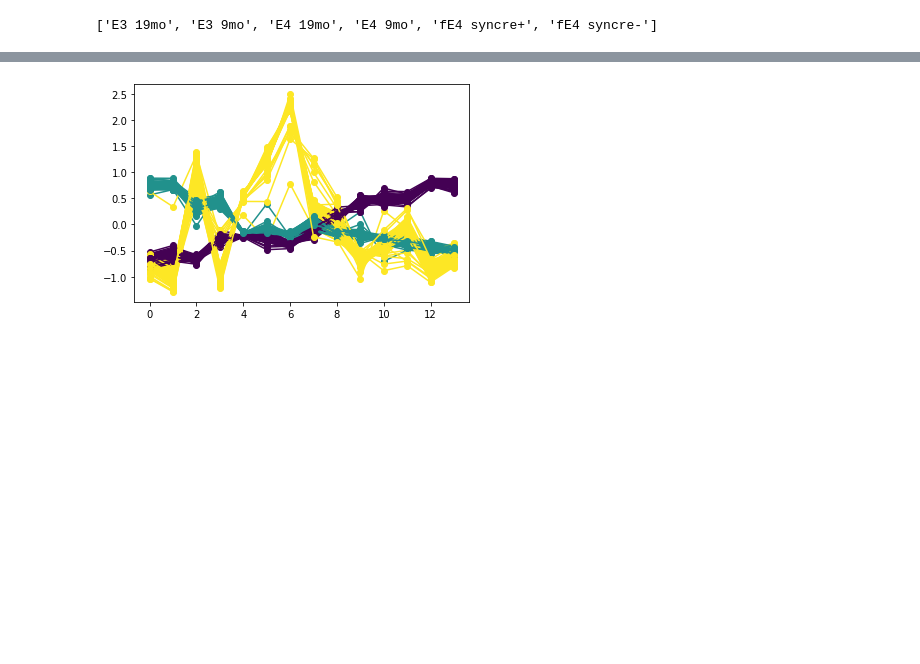
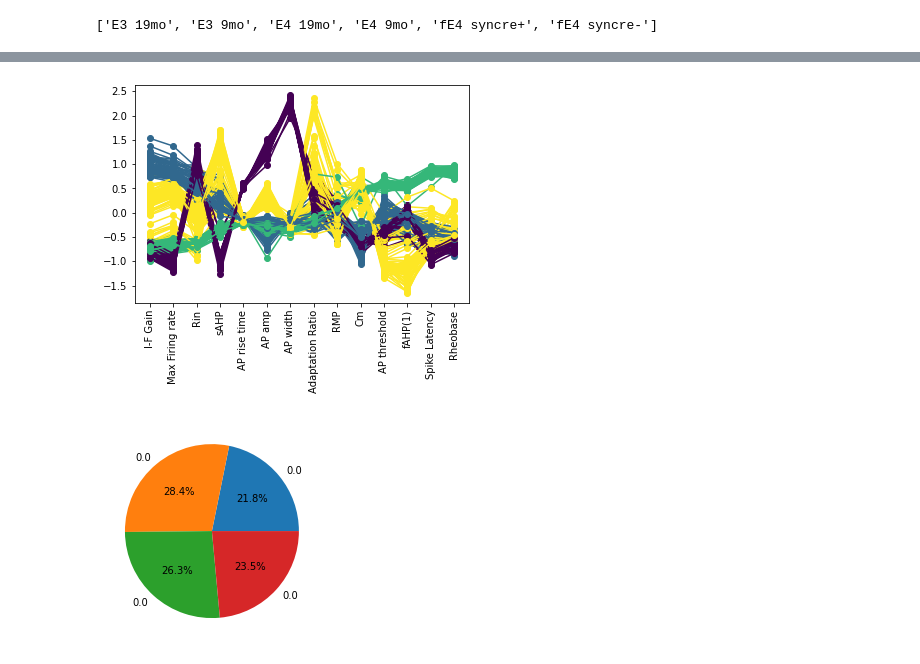
Before and after one commit to dtabuena/Accessory-Matlab-DT-Func-, a Jupyter notebook: MessingWithData.ipynb, the cells around one changed output, grey strips where cells are left out. Saved outputs shown, nothing was run; the diff lists cells and outputs as text; code cells hidden in the pictures; blank space fills up the shorter version.

```diff
--- a/MessingWithData.ipynb
+++ b/MessingWithData.ipynb
@@ -110,7 +119,7 @@ print(data_X_enc.shape)
 print('Var exp:' ,sum(pca.explained_variance_ratio_))
 data_X_reduced = pca.inverse_transform(data_X_enc)
 
-data_for_fit = data_X_reduced
+data_for_fit = data_X
 # %% [output]
 |  | Cm | Rin | RMP | I-F Gain | Rheobase | Spike Latency | Max Firing rate | AP threshold | fAHP(1) | ... |
 | 20200227-05 | -0.931103 | 1.796564 | 0.018204 | -0.402004 | -1.227478 | -1.354918 | -0.824384 | 0.234378 | 0.224157 | ... |
@@ -436,37 +473,55 @@ num_iter = 100
 center_list = []
 label_list = []
 sub_sample_ind_list = []
-k =3
+k =4
 cmap = plt.cm.viridis(np.linspace(0,1,k))
 
 fig, ax = plt.subplots(1)
 for ni in range(num_iter):
     sub_sample_ind = []
     for t in uniq_types:
         t_inds = [i for i in range(len(type_list)) if t in type_list[i]]
         # print(t_inds)
         sub_sample_ind.extend( sample(t_inds, int(len(t_inds)*SubSampleFrac) ) )
     sub_x = data_for_fit[sub_sample_ind]
     kmeans_iter = KMeans(n_clusters=k, random_state=42).fit(data_for_fit[sub_sample_ind][:,new_cent_order])
     centers_iter = kmeans_iter.cluster_centers_.T
     centers_iter = centers_iter - np.mean(centers_iter,axis=0)
     labels_iter = kmeans_iter.labels_
 
     if ni>0:
         corco = np.corrcoef(centers_iter.T,center_list[0].T)
         corco = corco[0:k,k:]
         ind = np.argmax(corco,axis=0)
         centers_iter = centers_iter[:,ind]
-        # order = npmax(corco,1)
+        labels_iter = [ind[l] for l in labels_iter]
     for ki in range(k):
         ax.plot(centers_iter[:,ki],'-o',color=cmap[ki])
 
     center_list.append(centers_iter)
     label_list.append(labels_iter)
     sub_sample_ind_list.append(sub_sample_ind_list)
+
+ax.set_xticks(np.arange(len(numericals)))
+ax.set_xticklabels(sorted_numericals,rotation=90)
 plt.show()
+
+label_stack = np.stack(label_list)
+type_one_counts = np.sum(label_stack==0,axis = 1)/label_stack.shape[1]
+type_two_counts = np.sum(label_stack==1,axis = 1)/label_stack.shape[1]
+type_three_counts = np.sum(label_stack==2,axis = 1)/label_stack.shape[1]
+
+type_counts = [np.sum( np.sum(label_stack==ki,axis = 1) )/label_stack.shape[1] for ki in range(k)]
+type_means = [np.mean(type_counts[ki]) for ki in range(k)]
+type_stds = [np.std(type_counts[ki]) for ki in range(k)]
+
+fig, ax = plt.subplots()
+
+ax.pie(type_means,labels=type_stds, autopct='%1.1f%%')
+plt.show()
 # %% [output]
-[figure, old version]
+[figure, new version]
+[figure, added]
 # %%
 
 # ####################################  TSNE ###############################################
```
Also changed, not shown: parts of 10 cells of this notebook.
